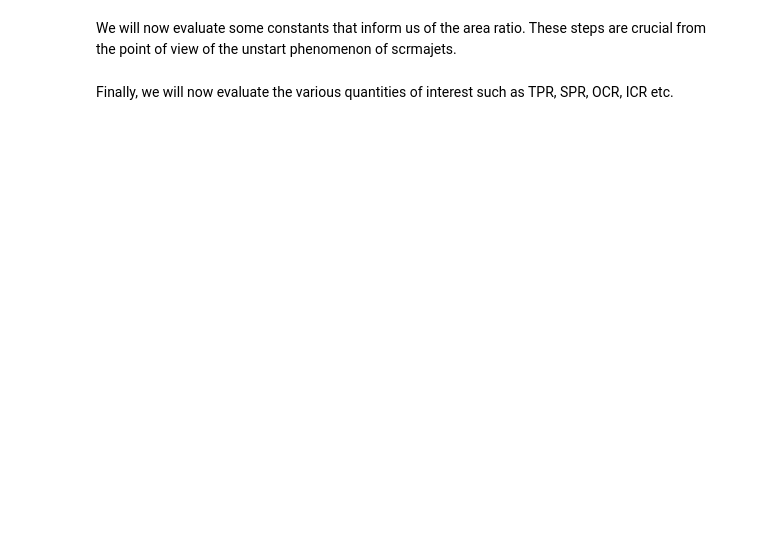
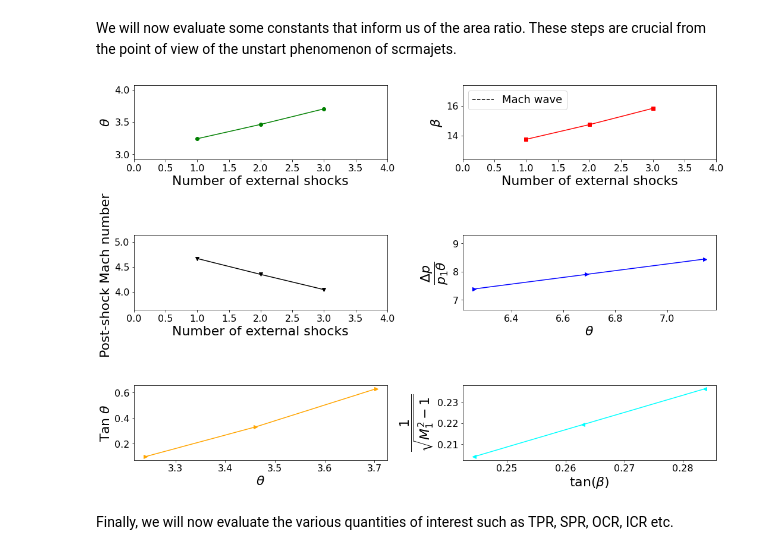
Before and after one commit to shuvayanb/LFF-for-design-and-optimisation, a Jupyter notebook: LFF_Scramjet_intake.ipynb, the cells around one changed output. Saved outputs shown, nothing was run; the diff lists cells and outputs as text; code cells hidden in the pictures; blank space fills up the shorter version.

```diff
--- a/LFF_Scramjet_intake.ipynb
+++ b/LFF_Scramjet_intake.ipynb
@@ -565,2 +468,82 @@ temp_molder = 1/ ((S/temp_Kl) + ((1-S)/temp_iso))
+# %%
+list_theta = []
+list_tan_theta = []
+list_beta = []
+list_Mach = []
+list_pressure = []
+list_index = []
+list_Msin = []
+list_din = []
+list_frac = []
+list_tanbeta = []
+
+sum_theta = 0.0
+
+for i in range(1,n,1):
+    list_theta.append(theta[i]*180/3.14159)
+    list_tan_theta.append(math.tan(theta[i]*180/3.14159))
+    list_beta.append(beta[i]*180/3.14159)
+    list_Mach.append(M[i])
+    list_pressure.append((P[i]-P[i-1])/(P[i-1]*theta[i]))
+    list_Msin.append(((M[i]*math.sin(beta[i]))**2)-1)
+    list_tanbeta.append(math.tan(beta[i]))
+    list_din.append(1/(np.sqrt((M[i-1]*M[i-1])-1)))
+    list_frac.append( (gamma_Y * M[i-1]* M[i-1])/ (np.sqrt(M[i-1]*M[i-1]-1)) )
+    list_index.append(i)
+    sum_theta = sum_theta+theta[i]
+
+
+Mach_wave = math.asin(1/M1)
+
+fig, axs = plt.subplots(3, 2,figsize=(15,10))
+
+axs[0, 0].set_xlim([0, n])
+axs[0, 0].set_ylim([min(list_theta) - 0.1* min(list_theta), max(list_theta) + 0.1* max(list_theta)])
+axs[0, 0].set_xlabel('Number of external shocks',fontsize=22)
+axs[0, 0].set_ylabel(r'$\theta$',fontsize=22)
+axs[0, 0].tick_params(labelsize=16)
+axs[0, 0].plot(list_index,list_theta, color='green', marker='o')
+
+axs[0, 1].set_xlim([0, n])
+axs[0, 1].set_ylim([min(list_beta) - 0.1* min(list_beta), max(list_beta) + 0.1* max(list_beta)])
+axs[0, 1].set_xlabel('Number of external shocks',fontsize=22)
+axs[0, 1].set_ylabel(r'$\beta$',fontsize=22)
+axs[0, 1].tick_params(labelsize=16)
+axs[0, 1].plot(list_index,list_beta, color='red', marker='s')
+axs[0, 1].axhline(y=Mach_wave*180/np.pi, color='k', linestyle='--',label='Mach wave')
+axs[0, 1].legend(loc="upper left")
+
+axs[1, 0].set_xlim([0, n])
+axs[1, 0].set_ylim([min(list_Mach) - 0.1* min(list_Mach), max(list_Mach) + 0.1* max(list_Mach)])
+axs[1, 0].set_xlabel('Number of external shocks',fontsize=22)
+axs[1, 0].set_ylabel('Post-shock Mach number ',fontsize=22)
+axs[1, 0].tick_params(labelsize=16)
+axs[1, 0].plot(list_index,list_Mach, color='black', marker='v')
+
+#axs[1, 1].set_xlim([0, n])
+axs[1, 1].set_ylim([min(list_pressure) - 0.1* min(list_pressure), max(list_pressure) + 0.1* max(list_pressure)])
+axs[1, 1].set_xlabel(r'$\theta$',fontsize=22)
+axs[1, 1].set_ylabel(r'$\dfrac{\Delta p}{p_1\theta } $',fontsize=22)
+axs[1, 1].tick_params(labelsize=16)
+axs[1, 1].plot(list_frac,list_pressure, color='blue', marker='>')
+
+#axs[2, 0].set_xlim([0, n])
+#axs[2, 0].set_ylim([min(list_pressure) - 0.1* min(list_pressure), max(list_pressure) + 0.1* max(list_pressure)])
+axs[2, 0].set_xlabel(r'$\theta$',fontsize=22)
+axs[2, 0].set_ylabel(r'Tan $\theta$ ',fontsize=22)
+axs[2, 0].tick_params(labelsize=16)
+axs[2, 0].plot(list_theta,list_tan_theta, color='orange', marker='>')
+
+axs[2, 1].set_xlabel(r'tan($ \beta$)',fontsize=22)
+axs[2, 1].set_ylabel('$\dfrac{1}{\sqrt{M^2_1 - 1}}$',fontsize=22)
+axs[2, 1].tick_params(labelsize=16)
+#axs[2, 1].plot(list_Msin,list_Mtan, color='cyan', marker='<')
+axs[2, 1].plot(list_tanbeta,list_din, color='cyan', marker='<')
+
+
+fig.tight_layout()
+plt.show()
+# %% [output]
+[figure, added]
 # %% [markdown]
 Finally, we will now evaluate the various quantities of interest such as TPR, SPR, OCR, ICR etc.
```
Also changed, not shown: parts of 8 cells of this notebook.
